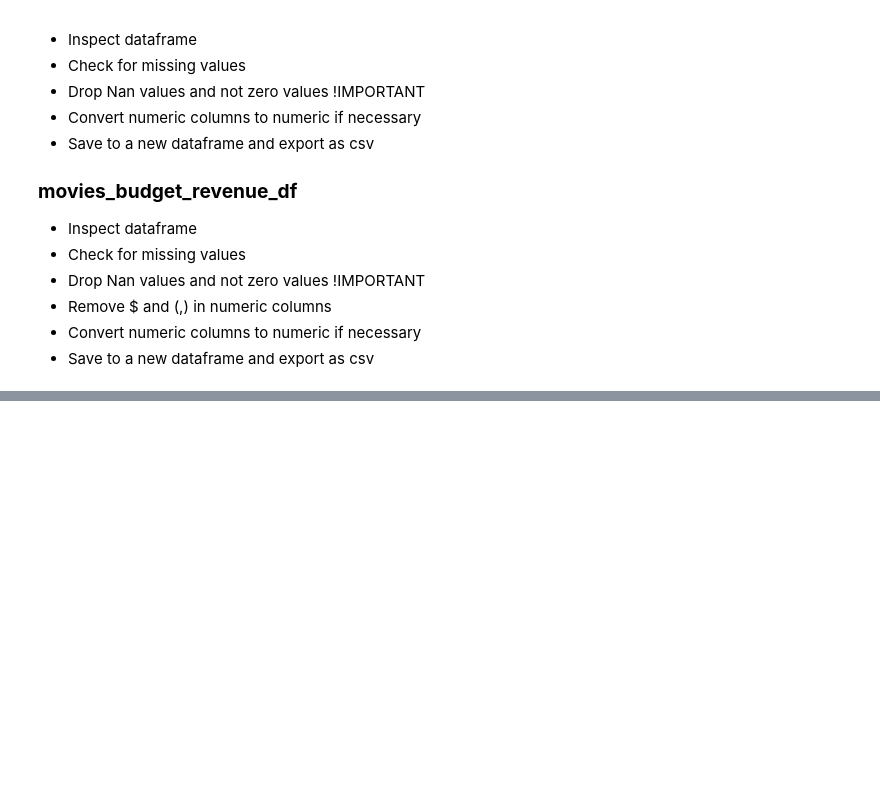
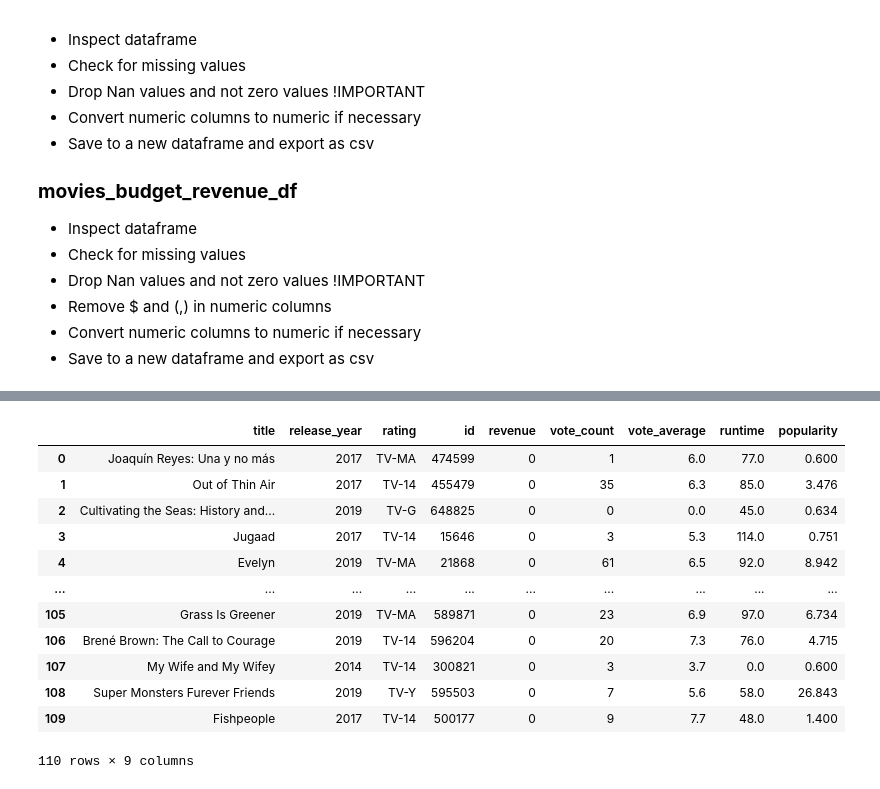
Before and after one commit to LenSin3/Conservatory-ETL-Project, a Jupyter notebook: ETL-Project/ETL-Transform.ipynb, the cells around one changed output, grey strips where cells are left out. Drawn from its saved outputs; the diff is of its cells as text; code cells hidden in the pictures; blank space fills up the shorter version.

```diff
--- a/ETL-Project/ETL-Transform.ipynb
+++ b/ETL-Project/ETL-Transform.ipynb
@@ -44,0 +49,3 @@ import pandas as pd
+# %%
+netflix_final = pd.read_csv('netflix_final.csv')
+netflix_final.tail()
@@ -44,0 +59,3 @@ import pandas as pd
+# %%
+movie_revenue = pd.read_csv('movie_revenue.csv')
+movie_revenue.head()
@@ -44,0 +69,3 @@ import pandas as pd
+# %%
+netflix_revenue_df = pd.merge(netflix_final, movie_revenue, on = 'title')
+netflix_revenue_df.head()
@@ -44,0 +199,16 @@ import pandas as pd
+# %%
+country_null_values.drop('country', axis = 1)
+# %% [output]
+|  | title | release_year | rating | id | revenue | vote_count | vote_average | runtime | popularity |
+| 0 | Joaquín Reyes: Una y no más | 2017 | TV-MA | 474599 | 0 | 1 | 6.0 | 77.0 | 0.600 |
+| 1 | Out of Thin Air | 2017 | TV-14 | 455479 | 0 | 35 | 6.3 | 85.0 | 3.476 |
+| 2 | Cultivating the Seas: History and... | 2019 | TV-G | 648825 | 0 | 0 | 0.0 | 45.0 | 0.634 |
+| 3 | Jugaad | 2017 | TV-14 | 15646 | 0 | 3 | 5.3 | 114.0 | 0.751 |
+| 4 | Evelyn | 2019 | TV-MA | 21868 | 0 | 61 | 6.5 | 92.0 | 8.942 |
+| ... | ... | ... | ... | ... | ... | ... | ... | ... | ... |
+| 105 | Grass Is Greener | 2019 | TV-MA | 589871 | 0 | 23 | 6.9 | 97.0 | 6.734 |
+| 106 | Brené Brown: The Call to Courage | 2019 | TV-14 | 596204 | 0 | 20 | 7.3 | 76.0 | 4.715 |
+| 107 | My Wife and My Wifey | 2014 | TV-14 | 300821 | 0 | 3 | 3.7 | 0.0 | 0.600 |
+| 108 | Super Monsters Furever Friends | 2019 | TV-Y | 595503 | 0 | 7 | 5.6 | 58.0 | 26.843 |
+| 109 | Fishpeople | 2017 | TV-14 | 500177 | 0 | 9 | 7.7 | 48.0 | 1.400 |
+110 rows × 9 columns
```
Also changed, not shown: parts of 64 cells of this notebook, 2 other files.
